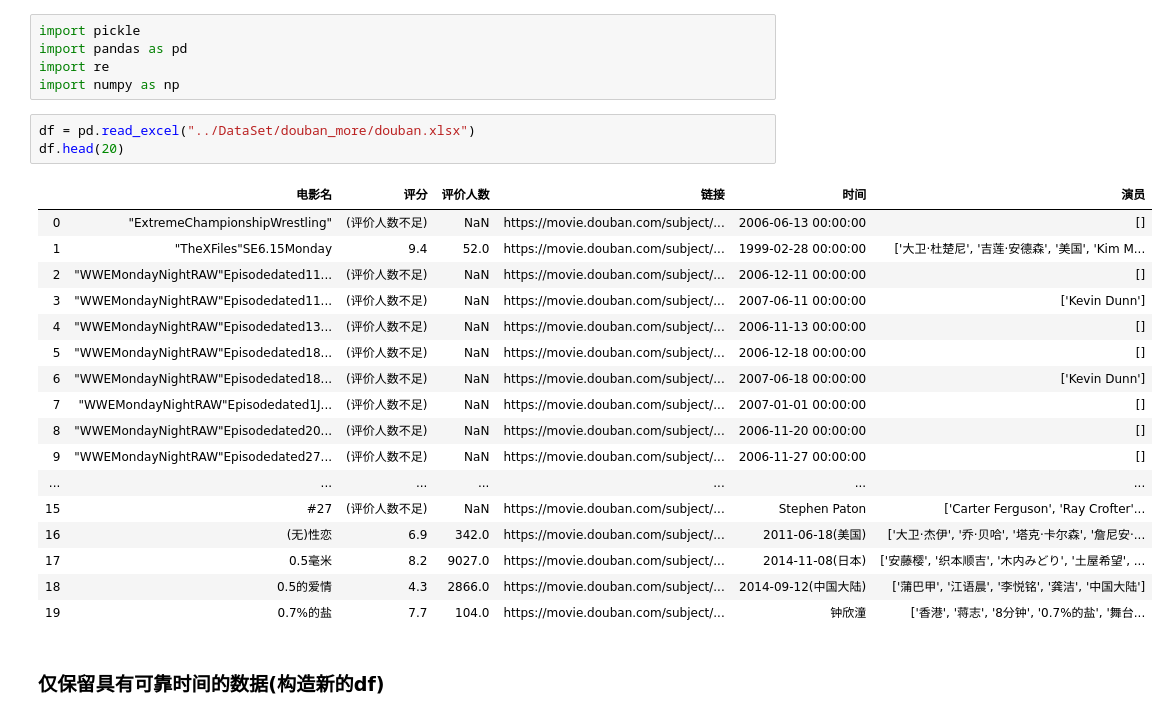
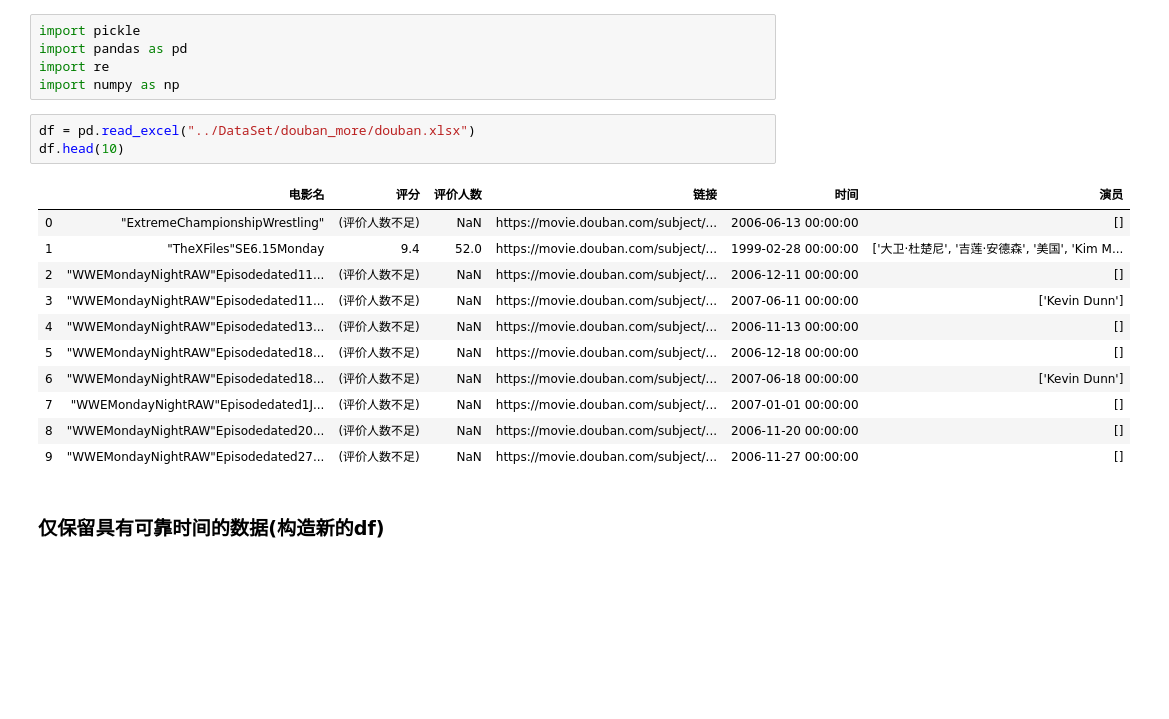
Before and after one commit to LauZyHou/VisualAnalytics_Back, a Jupyter notebook: Jupyter/douban_more.ipynb, the cells around one changed output. Saved outputs shown, nothing was run; the diff lists cells and outputs as text; blank space fills up the shorter version.

```diff
--- a/Jupyter/douban_more.ipynb
+++ b/Jupyter/douban_more.ipynb
@@ -5,25 +5,19 @@ import re
 import numpy as np
 # %%
 df = pd.read_excel("../DataSet/douban_more/douban.xlsx")
-df.head(20)
+df.head(10)
 # %% [output]
 |  | 电影名 | 评分 | 评价人数 | 链接 | 时间 | 演员 |
 | 0 | "ExtremeChampionshipWrestling" | (评价人数不足) | NaN | https://movie.douban.com/subject/... | 2006-06-13 00:00:00 | [] |
 | 1 | "TheXFiles"SE6.15Monday | 9.4 | 52.0 | https://movie.douban.com/subject/... | 1999-02-28 00:00:00 | ['大卫·杜楚尼', '吉莲·安德森', '美国', 'Kim M... |
 | 2 | "WWEMondayNightRAW"Episodedated11... | (评价人数不足) | NaN | https://movie.douban.com/subject/... | 2006-12-11 00:00:00 | [] |
 | 3 | "WWEMondayNightRAW"Episodedated11... | (评价人数不足) | NaN | https://movie.douban.com/subject/... | 2007-06-11 00:00:00 | ['Kevin Dunn'] |
 | 4 | "WWEMondayNightRAW"Episodedated13... | (评价人数不足) | NaN | https://movie.douban.com/subject/... | 2006-11-13 00:00:00 | [] |
 | 5 | "WWEMondayNightRAW"Episodedated18... | (评价人数不足) | NaN | https://movie.douban.com/subject/... | 2006-12-18 00:00:00 | [] |
 | 6 | "WWEMondayNightRAW"Episodedated18... | (评价人数不足) | NaN | https://movie.douban.com/subject/... | 2007-06-18 00:00:00 | ['Kevin Dunn'] |
 | 7 | "WWEMondayNightRAW"Episodedated1J... | (评价人数不足) | NaN | https://movie.douban.com/subject/... | 2007-01-01 00:00:00 | [] |
 | 8 | "WWEMondayNightRAW"Episodedated20... | (评价人数不足) | NaN | https://movie.douban.com/subject/... | 2006-11-20 00:00:00 | [] |
 | 9 | "WWEMondayNightRAW"Episodedated27... | (评价人数不足) | NaN | https://movie.douban.com/subject/... | 2006-11-27 00:00:00 | [] |
-| ... | ... | ... | ... | ... | ... | ... |
-| 15 | #27 | (评价人数不足) | NaN | https://movie.douban.com/subject/... | Stephen Paton | ['Carter Ferguson', 'Ray Crofter'... |
-| 16 | (无)性恋 | 6.9 | 342.0 | https://movie.douban.com/subject/... | 2011-06-18(美国) | ['大卫·杰伊', '乔·贝哈', '塔克·卡尔森', '詹尼安·... |
-| 17 | 0.5毫米 | 8.2 | 9027.0 | https://movie.douban.com/subject/... | 2014-11-08(日本) | ['安藤樱', '织本顺吉', '木内みどり', '土屋希望', ... |
-| 18 | 0.5的爱情 | 4.3 | 2866.0 | https://movie.douban.com/subject/... | 2014-09-12(中国大陆) | ['蒲巴甲', '江语晨', '李悦铭', '龚洁', '中国大陆'] |
-| 19 | 0.7%的盐 | 7.7 | 104.0 | https://movie.douban.com/subject/... | 钟欣潼 | ['香港', '蒋志', '8分钟', '0.7%的盐', '舞台... |
 # %% [markdown]
 ### 仅保留具有可靠时间的数据(构造新的df)
 # %%
```
Also changed, not shown: parts of 12 cells of this notebook, 2 other files.
